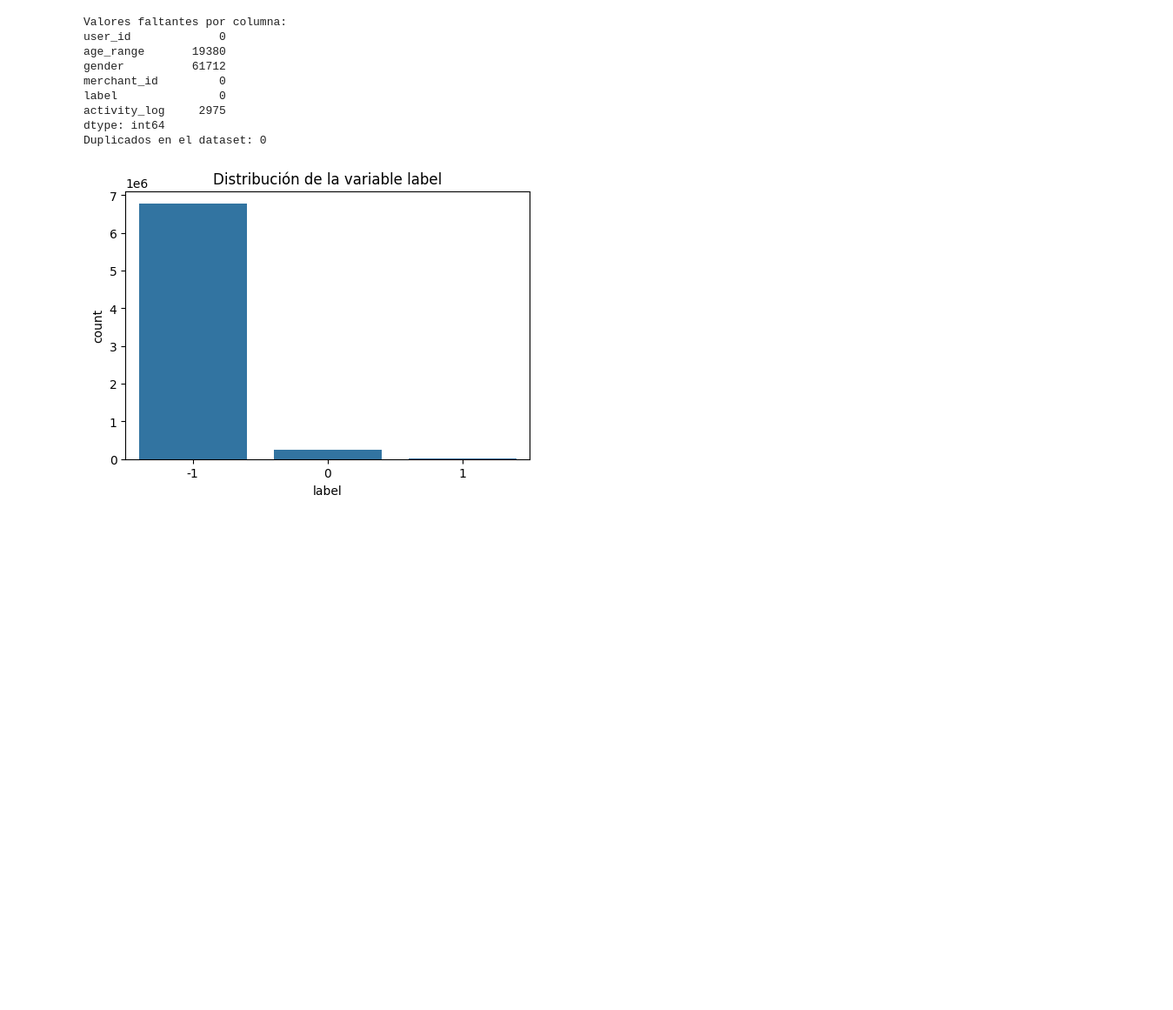
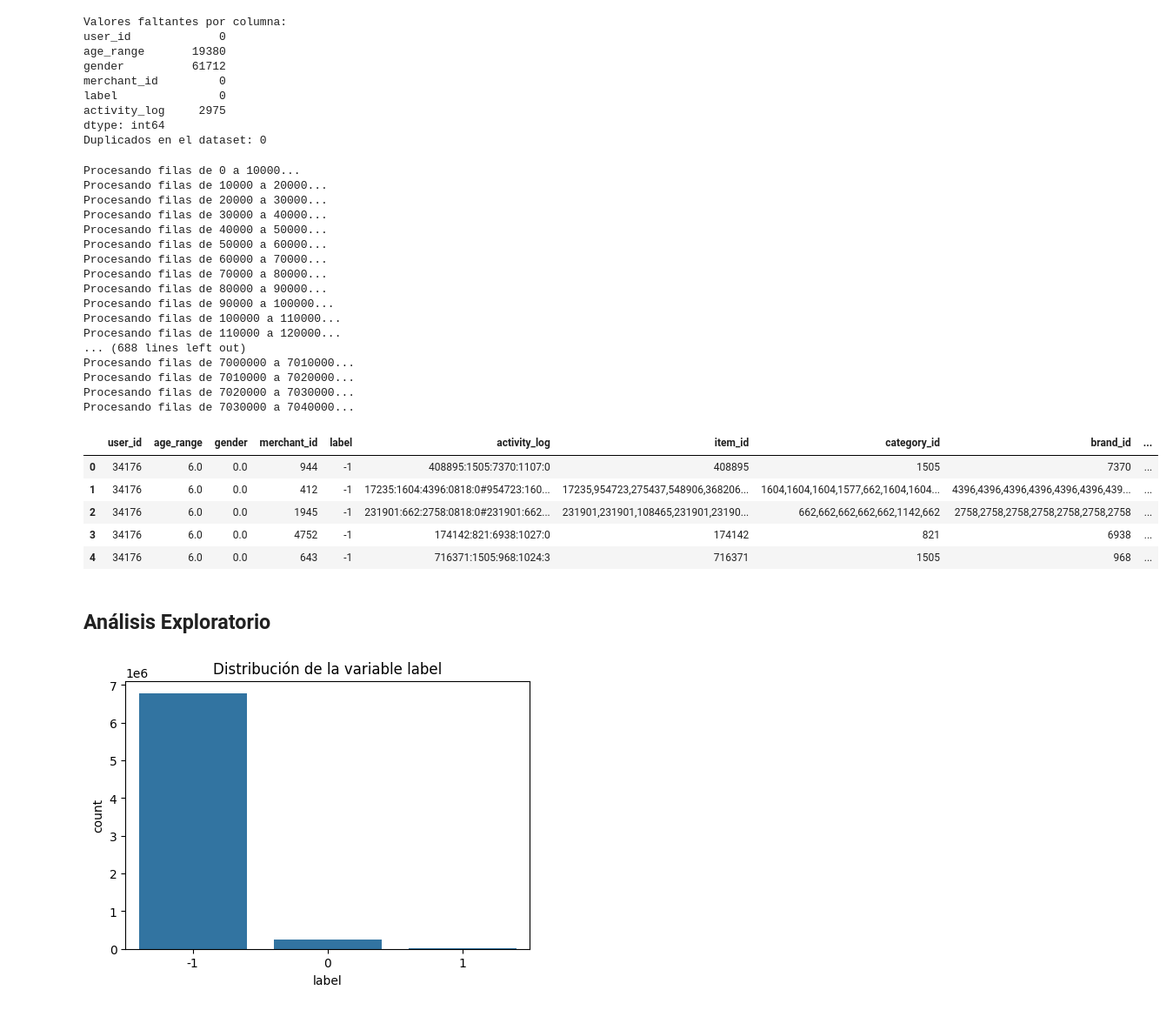
Before and after one commit to Dahernandezsilve/P2DataScience, a Jupyter notebook: Proyecto2.ipynb, the cells around one changed output. Shown: that part at 87% size. Drawn from its saved outputs; the diff is of its cells as text; code cells hidden in the pictures; blank space fills up the shorter version.

Commit message:
Limpieza de columna activity_log completada

```diff
--- a/Proyecto2.ipynb
+++ b/Proyecto2.ipynb
@@ -144,35 +144,80 @@ def process_activity_log(row):
     # Listas para almacenar los valores de las cinco columnas
     item_ids = []
     category_ids = []
     brand_ids = []
     time_stamps = []
     action_types = []
 
     # Procesar cada interacción
     for interaction in interactions:
         # Separar por ':'
         values = interaction.split(':')
         if len(values) == 5:
             item_ids.append(values[0])
             category_ids.append(values[1])
             brand_ids.append(values[2])
             time_stamps.append(values[3])
             action_types.append(values[4])
 
     # Devolver los valores separados por comas
     return pd.Series({
         'item_id': ','.join(item_ids),
         'category_id': ','.join(category_ids),
         'brand_id': ','.join(brand_ids),
         'time_stamp': ','.join(time_stamps),
         'action_type': ','.join(action_types)
     })
 
-# Aplicar la función a la columna 'activity_log'
-processed_data = dataTrain_clean['activity_log'].apply(process_activity_log)
+# Función para procesar el DataFrame por partes
+def process_in_chunks(df, chunk_size=10000):
+    # Crear un DataFrame vacío para almacenar los resultados
+    result_df = pd.DataFrame()
 
-# Concatenar los resultados con el DataFrame original
-dataTrain_activity_clean = pd.concat([dataTrain_clean, processed_data], axis=1)
+    # Iterar sobre el DataFrame en chunks
+    for start in range(0, df.shape[0], chunk_size):
+        end = start + chunk_size
+        print(f"Procesando filas de {start} a {end}...")
 
-# Mostrar las primeras filas del DataFrame resultante
+        # Obtener un chunk del DataFrame original
+        chunk = df.iloc[start:end]
+
+        # Aplicar la función process_activity_log al chunk
+        processed_chunk = chunk['activity_log'].apply(process_activity_log)
+
+        # Concatenar el chunk procesado con el chunk original
+        chunk_with_data = pd.concat([chunk, processed_chunk], axis=1)
+
+        # Agregar el chunk procesado al DataFrame final
+        result_df = pd.concat([result_df, chunk_with_data])
+
+    return result_df
+
+# Llamar a la función para procesar el DataFrame por partes
+dataTrain_activity_clean = process_in_chunks(dataTrain_clean, chunk_size=10000)
+
+# Mostrar algunas filas del DataFrame resultante
 dataTrain_activity_clean.head()
+# %% [output]
+Procesando filas de 0 a 10000...
+Procesando filas de 10000 a 20000...
+Procesando filas de 20000 a 30000...
+Procesando filas de 30000 a 40000...
+Procesando filas de 40000 a 50000...
+Procesando filas de 50000 a 60000...
+Procesando filas de 60000 a 70000...
+Procesando filas de 70000 a 80000...
+Procesando filas de 80000 a 90000...
+Procesando filas de 90000 a 100000...
+Procesando filas de 100000 a 110000...
+Procesando filas de 110000 a 120000...
+... (688 lines left out)
+Procesando filas de 7000000 a 7010000...
+Procesando filas de 7010000 a 7020000...
+Procesando filas de 7020000 a 7030000...
+Procesando filas de 7030000 a 7040000...
+|  | user_id | age_range | gender | merchant_id | label | activity_log | item_id | category_id | brand_id | ... |
+| 0 | 34176 | 6.0 | 0.0 | 944 | -1 | 408895:1505:7370:1107:0 | 408895 | 1505 | 7370 | ... |
+| 1 | 34176 | 6.0 | 0.0 | 412 | -1 | 17235:1604:4396:0818:0#954723:160... | 17235,954723,275437,548906,368206... | 1604,1604,1604,1577,662,1604,1604... | 4396,4396,4396,4396,4396,4396,439... | ... |
+| 2 | 34176 | 6.0 | 0.0 | 1945 | -1 | 231901:662:2758:0818:0#231901:662... | 231901,231901,108465,231901,23190... | 662,662,662,662,662,1142,662 | 2758,2758,2758,2758,2758,2758,2758 | ... |
+| 3 | 34176 | 6.0 | 0.0 | 4752 | -1 | 174142:821:6938:1027:0 | 174142 | 821 | 6938 | ... |
+| 4 | 34176 | 6.0 | 0.0 | 643 | -1 | 716371:1505:968:1024:3 | 716371 | 1505 | 968 | ... |
@@ -179,3 +226,5 @@ dataTrain_activity_clean.head()
+# %% [markdown]
+## Análisis Exploratorio
 # %%
 # Distribución de la variable label
 plt.figure(figsize=(6,4))
```
Also changed, not shown: parts of 1 cell of this notebook.
